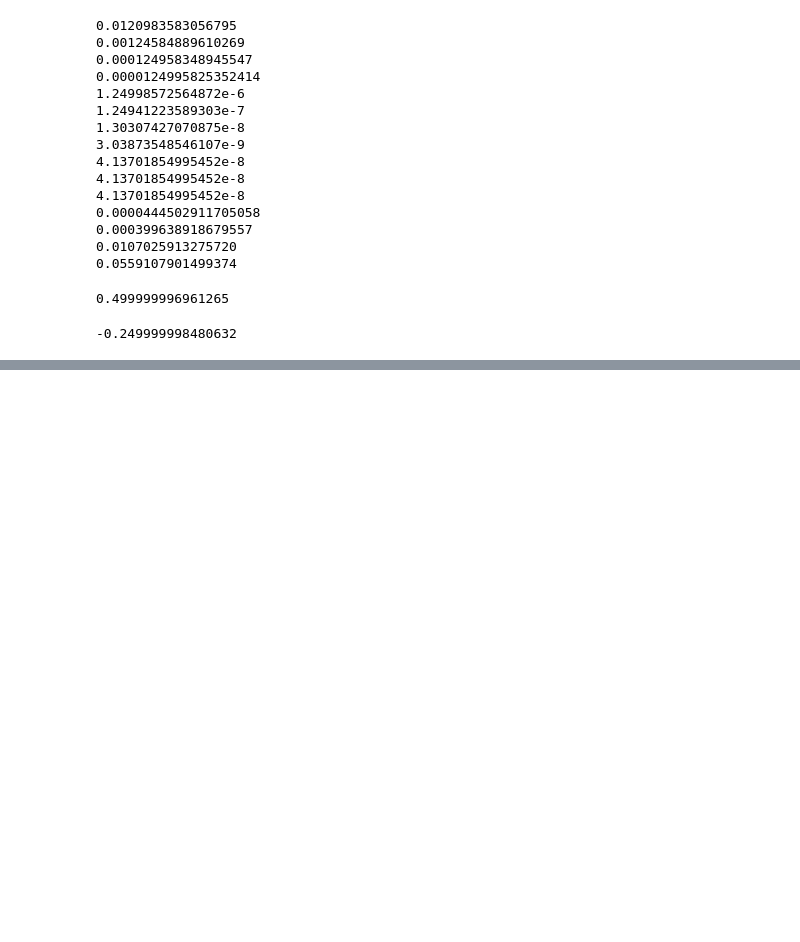
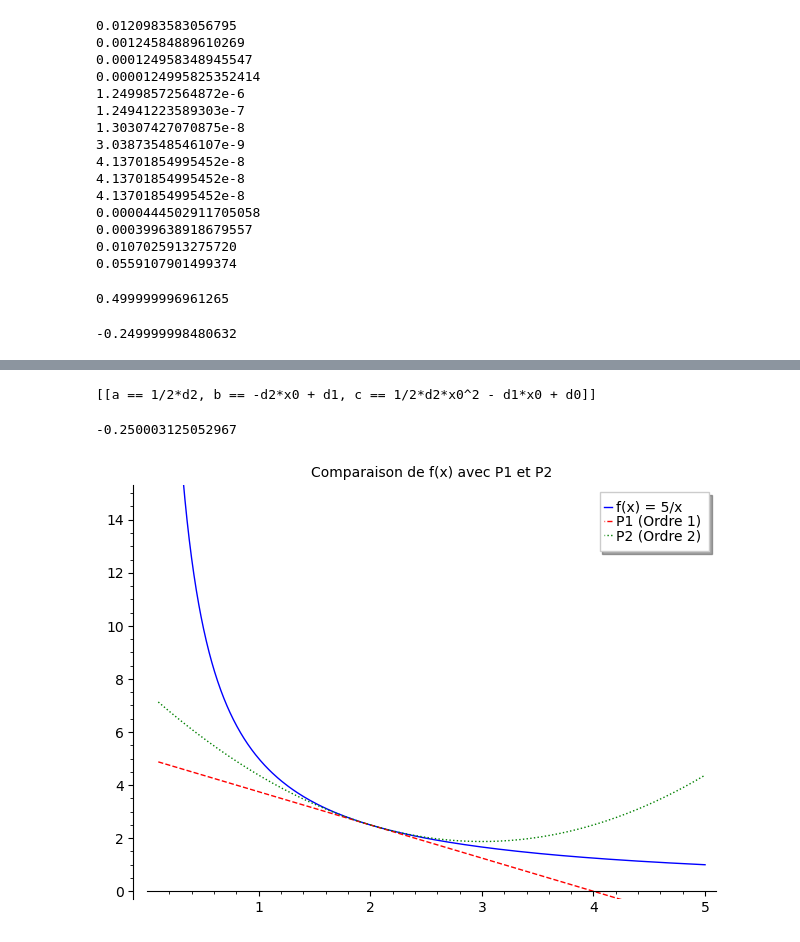
Before and after one commit to Bakame03/Mathematics_Python, a Jupyter notebook: MathematiqueDiscrete/S2_R2_09_Methodes_Numeriques/TP1/R2.09-TP1-NGANJI-Aldo-Alex.ipynb, the cells around one changed output, grey strips where cells are left out. Cells and saved outputs as stored; diff of their text form; code cells hidden in the pictures; blank space fills up the shorter version.

```diff
--- a/MathematiqueDiscrete/S2_R2_09_Methodes_Numeriques/TP1/R2.09-TP1-NGANJI-Aldo-Alex.ipynb
+++ b/MathematiqueDiscrete/S2_R2_09_Methodes_Numeriques/TP1/R2.09-TP1-NGANJI-Aldo-Alex.ipynb
@@ -96,0 +99,41 @@ show(graph_f + graph_P1, title="Comparaison de f(x) et son approximation P1")
+# %%
+# d0 désigne f(x0)
+# d1 désigne f′(x0)
+# d2 désigne f′′(x0)
+
+a, b, c, x0, d0, d1, d2 = var('a, b, c, x0, d0, d1, d2')
+solve([a*x0**2 + b*x0 +c == d0, 2*a*x0+ b==d1, 2*a==d2], a, b, c)
+# %% [output]
+[[a == 1/2*d2, b == -d2*x0 + d1, c == 1/2*d2*x0^2 - d1*x0 + d0]]
+# %%
+def deriv_seconde(f, x, h=0.01):
+    numerateur = f(x + h) - 2 * f(x) + f(x - h)
+    denominateur = h**2
+
+    return numerateur / denominateur
+
+deriv_seconde(ln, 2.)
+# %% [output]
+-0.250003125052967
+# %%
+# 1
+f(x) = 5 / x
+x0 = 2
+
+# Calcul des dérivées nécessaires
+f1 = diff(f, x)        # Dérivée première
+f2 = diff(f, x, 2)     # Dérivée seconde
+
+# Définition des polynômes d'approximation
+P1(x) = f(x0) + f1(x0)*(x - x0)
+P2(x) = f(x0) + f1(x0)*(x - x0) + (f2(x0)/2)*(x - x0)^2
+
+# Création des graphiques sur ]0; 5]
+graph_f  = plot(f, (x, 0.1, 5), color='blue', legend_label='f(x) = 5/x')
+graph_P1 = plot(P1, (x, 0.1, 5), color='red', linestyle='--', legend_label='P1 (Ordre 1)')
+graph_P2 = plot(P2, (x, 0.1, 5), color='green', linestyle=':', legend_label='P2 (Ordre 2)')
+
+# Affichage combiné
+show(graph_f + graph_P1 + graph_P2, title="Comparaison de f(x) avec P1 et P2", ymin=0, ymax=15)
+# %% [output]
+[figure, added]
```
Also changed, not shown: parts of 1 cell of this notebook.
